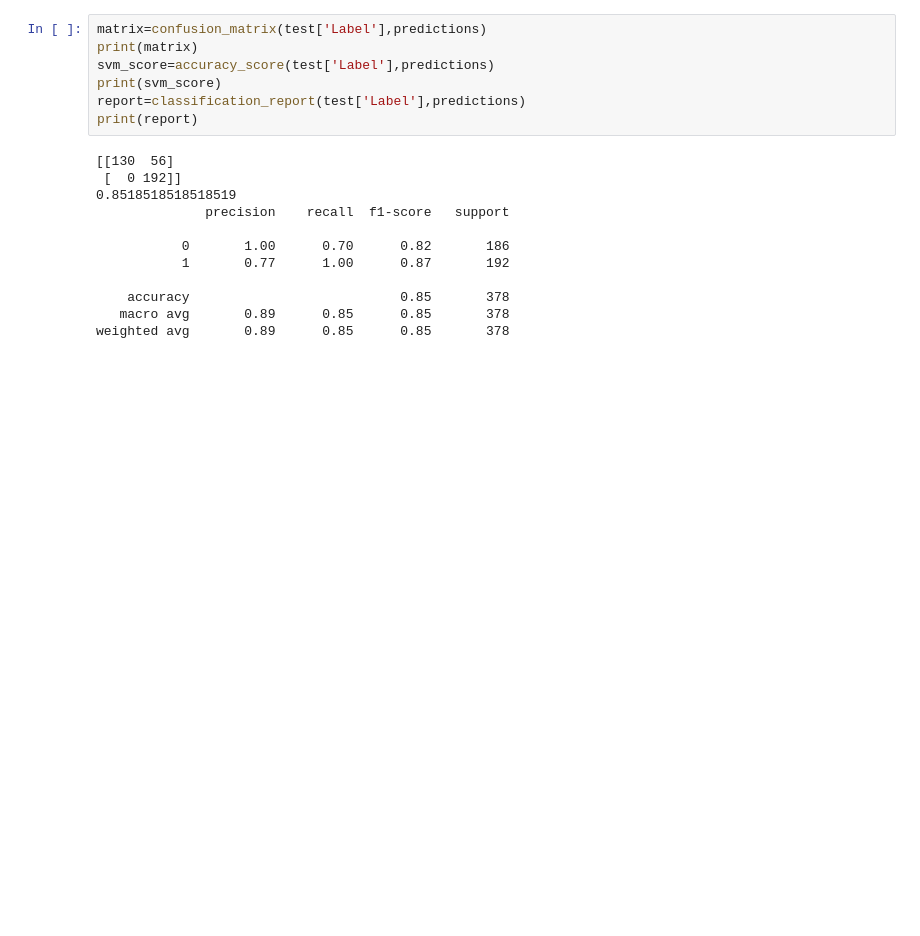
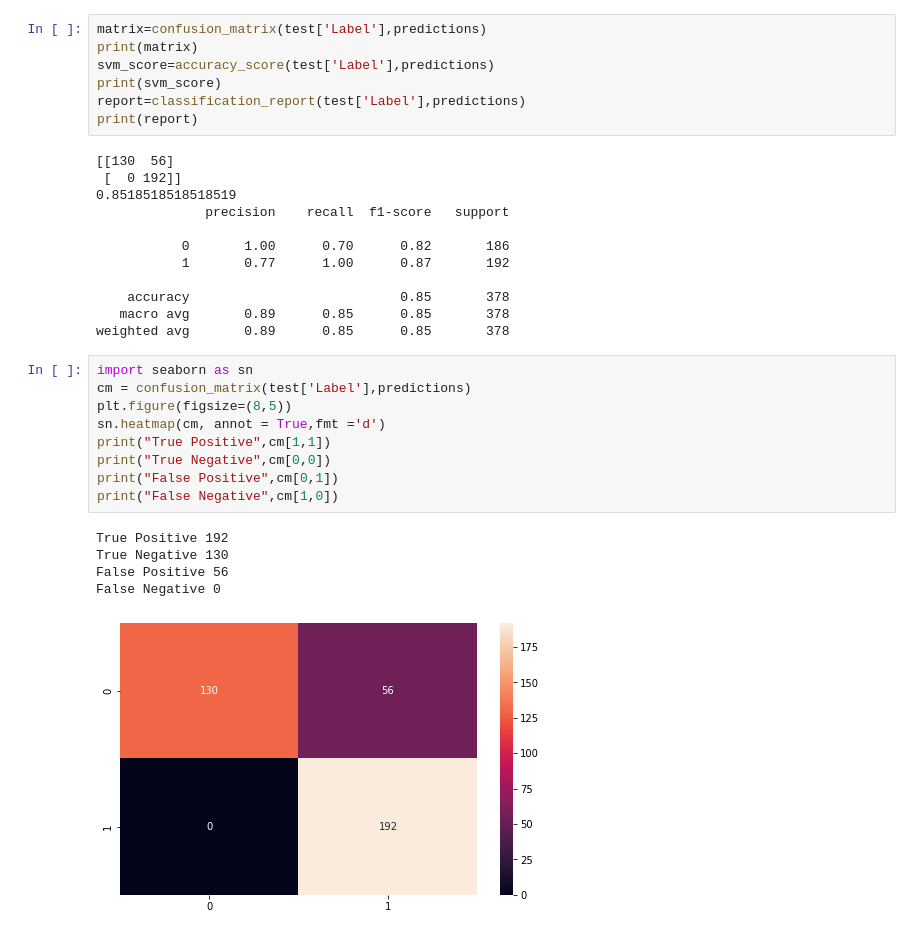
Before and after one commit to SimranAnand1/NLP, a Jupyter notebook: stock_news_sentiment_analysis.ipynb, the cells around one changed output. Cells and saved outputs as stored; diff of their text form; blank space fills up the shorter version.

```diff
--- a/stock_news_sentiment_analysis.ipynb
+++ b/stock_news_sentiment_analysis.ipynb
@@ -313,3 +313,18 @@ print(report)
     accuracy                           0.85       378
    macro avg       0.89      0.85      0.85       378
 weighted avg       0.89      0.85      0.85       378
+# %%
+import seaborn as sn
+cm = confusion_matrix(test['Label'],predictions)
+plt.figure(figsize=(8,5))
+sn.heatmap(cm, annot = True,fmt ='d')
+print("True Positive",cm[1,1])
+print("True Negative",cm[0,0])
+print("False Positive",cm[0,1])
+print("False Negative",cm[1,0])
+# %% [output]
+True Positive 192
+True Negative 130
+False Positive 56
+False Negative 0
+[figure, added]
```
Also changed, not shown: parts of 2 cells of this notebook.
